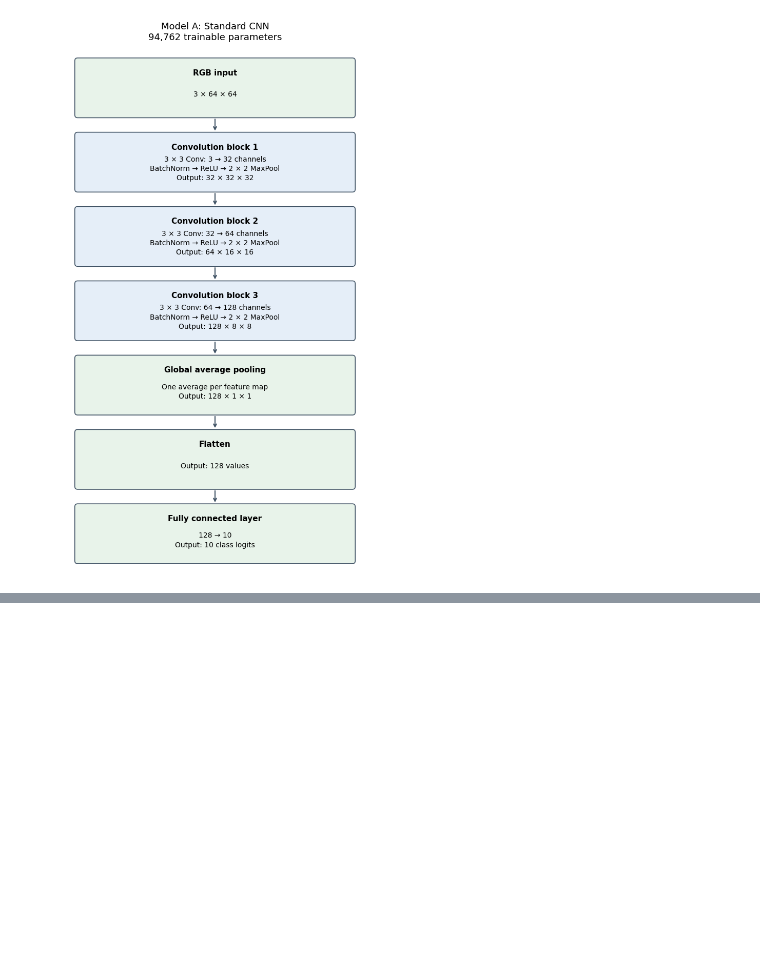
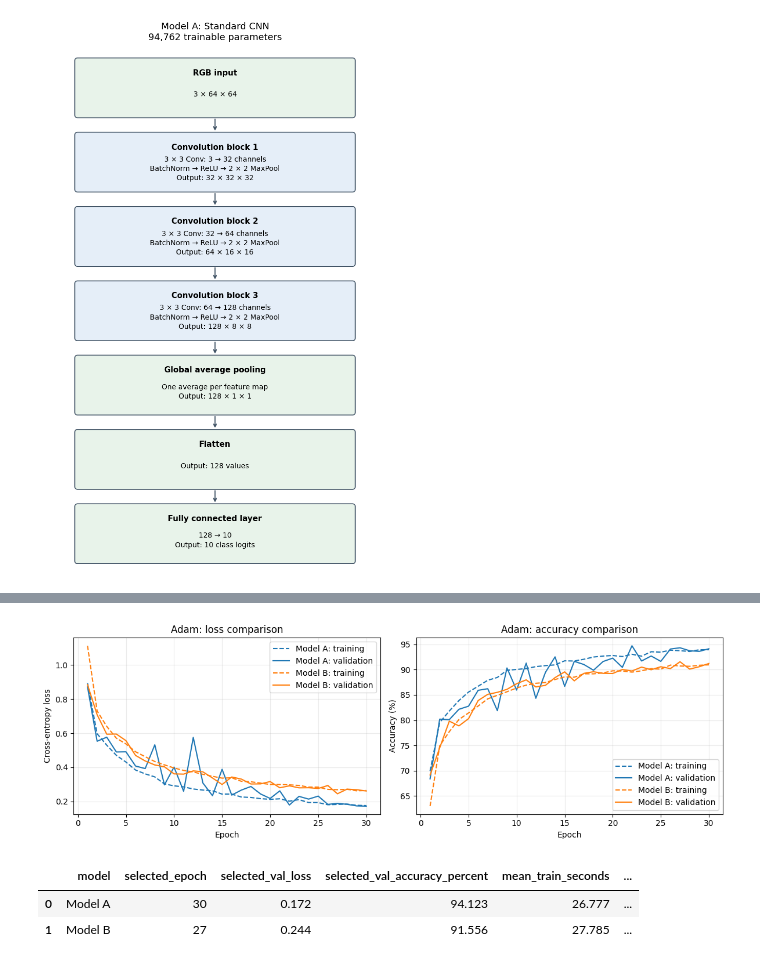
Before and after one commit to Abdul-Rahman-bme/EN3150-Group-Assignment-03-CNN, a Jupyter notebook: test.ipynb, the cells around one changed output, grey strips where cells are left out. Cells and saved outputs as stored; diff of their text form; code cells hidden in the pictures; blank space fills up the shorter version.

```diff
--- a/test.ipynb
+++ b/test.ipynb
@@ -1027,0 +1365,15 @@ plt.show()
+# %%
+from cnn_assignment.plotting import plot_comparison
+
+comparison_runs = [folder for folder in sorted(RUN_DIR.iterdir())
+                   if folder.is_dir() and (folder / "history.csv").is_file() and load_config(folder / "config.json")["optimizer"] == "adam"]
+comparison_output = NOTEBOOK_REPORT_DIR / "adam_comparison"
+comparison_output.mkdir(exist_ok=False)
+comparison_rows = plot_comparison(comparison_runs, comparison_output)
+display(DisplayImage(filename=str(comparison_output / "optimizer_comparison.png")))
+display(pd.DataFrame(comparison_rows))
+# %% [output]
+[figure, added]
+|  | model | selected_epoch | selected_val_loss | selected_val_accuracy_percent | mean_train_seconds | ... |
+| 0 | Model A | 30 | 0.172 | 94.123 | 26.777 | ... |
+| 1 | Model B | 27 | 0.244 | 91.556 | 27.785 | ... |
```
Also changed, not shown: parts of 55 cells of this notebook, 15 other files.
